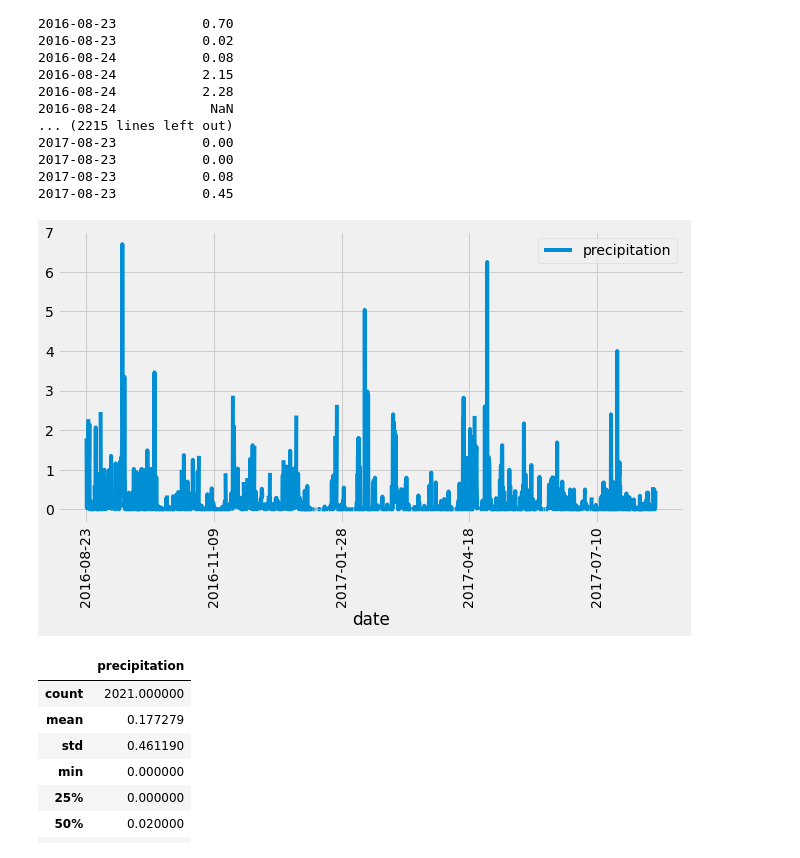
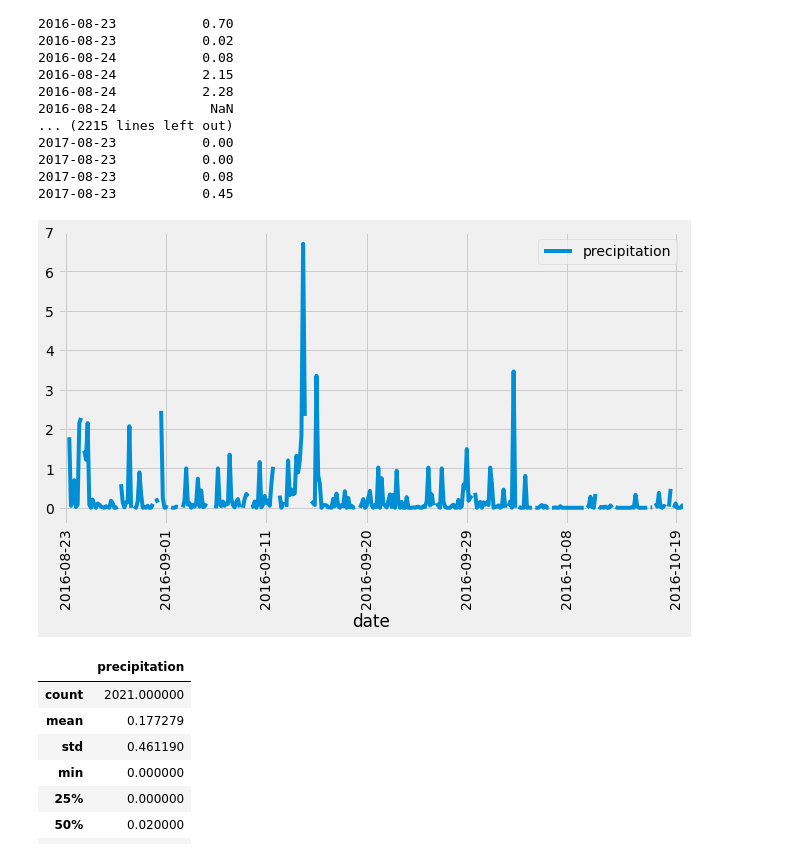
Before and after one commit to breeProgram/surfs_up, a Jupyter notebook: climate_analysis.ipynb, the cells around one changed output. Saved outputs shown, nothing was run; the diff lists cells and outputs as text; code cells hidden in the pictures.

```diff
--- a/climate_analysis.ipynb
+++ b/climate_analysis.ipynb
@@ -122,11 +122,13 @@ print(df.to_string(index=False))
 2017-08-23           0.45
 # %%
 # Use Pandas Plotting with Matplotlib to plot the data
-df.plot(figsize=(10, 5))
+df.plot(figsize=(10, 5), xticks=(0,60,120,180,240,300,365))
+plt.xlim(-5,370)
+plt.ylim(-0.4,7)
 plt.xticks(rotation='vertical')
 plt.show()
 # %% [output]
-[figure, old version]
+[figure, new version]
 # %%
 # Use Pandas to calcualte the summary statistics for the precipitation data
 df.describe()
```
Also changed, not shown: parts of 2 cells of this notebook.
